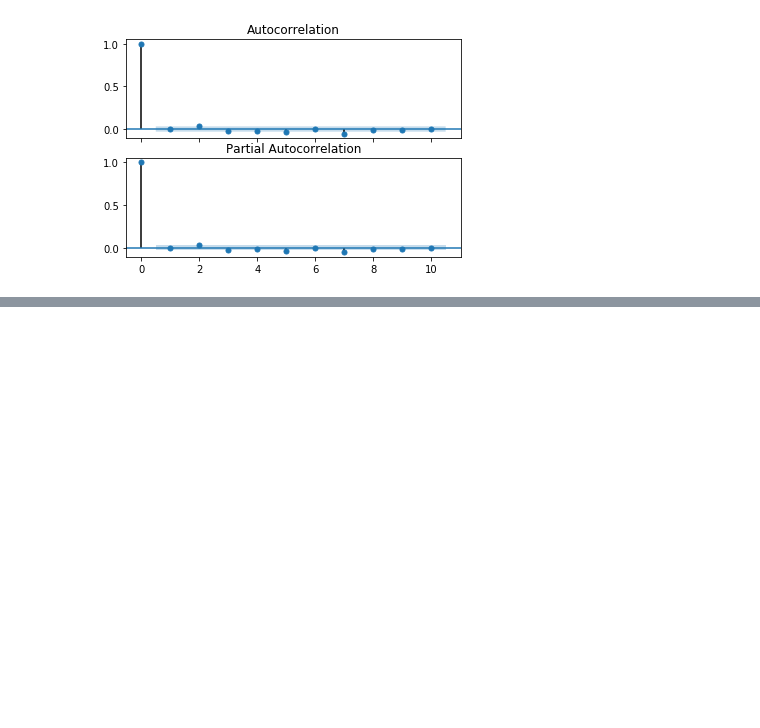
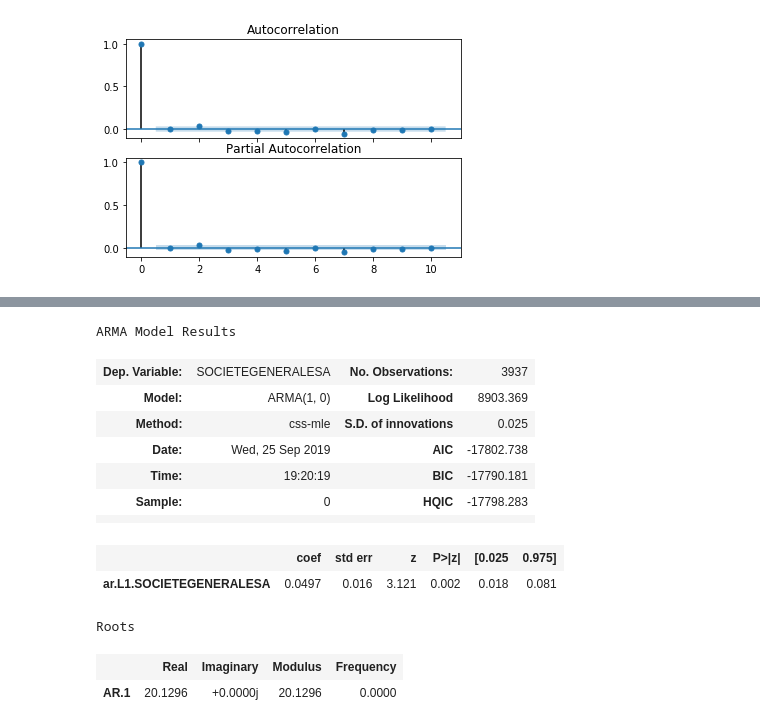
Before and after one commit to thomaspernet/PythonFinanceClass, a Jupyter notebook: QuantitativeFinance/PythonFiles/Untitled.ipynb, the cells around one changed output, grey strips where cells are left out. Drawn from its saved outputs; the diff is of its cells as text; code cells hidden in the pictures; blank space fills up the shorter version.

```diff
--- a/QuantitativeFinance/PythonFiles/Untitled.ipynb
+++ b/QuantitativeFinance/PythonFiles/Untitled.ipynb
@@ -153,0 +222,16 @@ PAC(y = df_return['BNPPARIBAS'])
+# %%
+AR(x = 'SOCIETEGENERALESA')
+# %% [output]
+ARMA Model Results
+| Dep. Variable: | SOCIETEGENERALESA | No. Observations: | 3937 |
+| Model: | ARMA(1, 0) | Log Likelihood | 8903.369 |
+| Method: | css-mle | S.D. of innovations | 0.025 |
+| Date: | Wed, 25 Sep 2019 | AIC | -17802.738 |
+| Time: | 19:20:19 | BIC | -17790.181 |
+| Sample: | 0 | HQIC | -17798.283 |
+|  |  |  |  |
+|  | coef | std err | z | P>|z| | [0.025 | 0.975] |
+| ar.L1.SOCIETEGENERALESA | 0.0497 | 0.016 | 3.121 | 0.002 | 0.018 | 0.081 |
+Roots
+|  | Real | Imaginary | Modulus | Frequency |
+| AR.1 | 20.1296 | +0.0000j | 20.1296 | 0.0000 |
```
Also changed, not shown: parts of 13 cells of this notebook.
